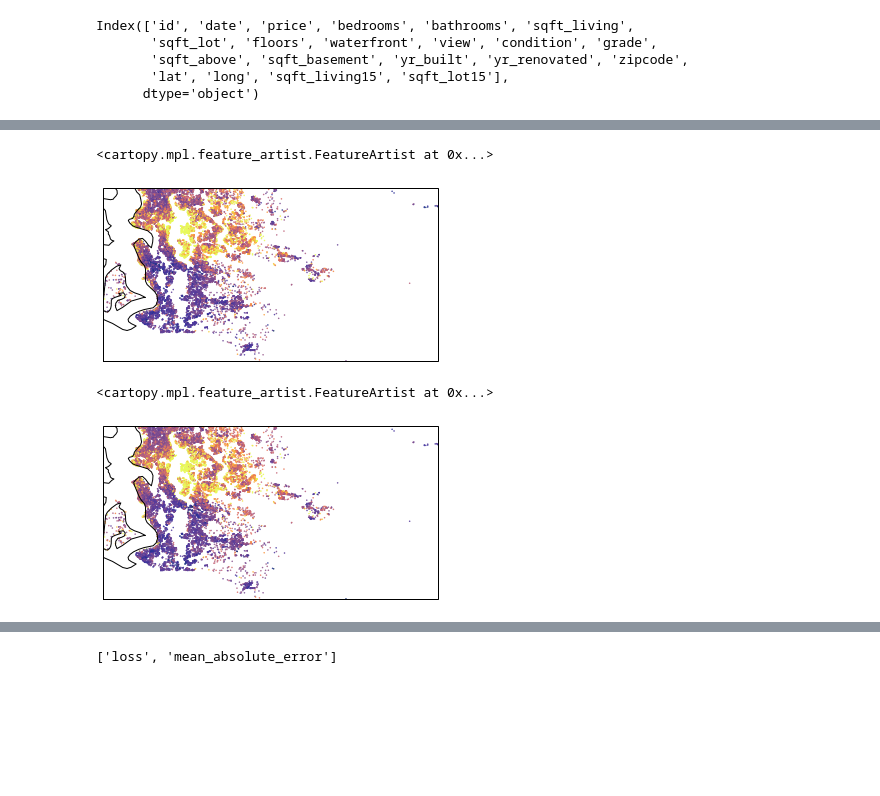
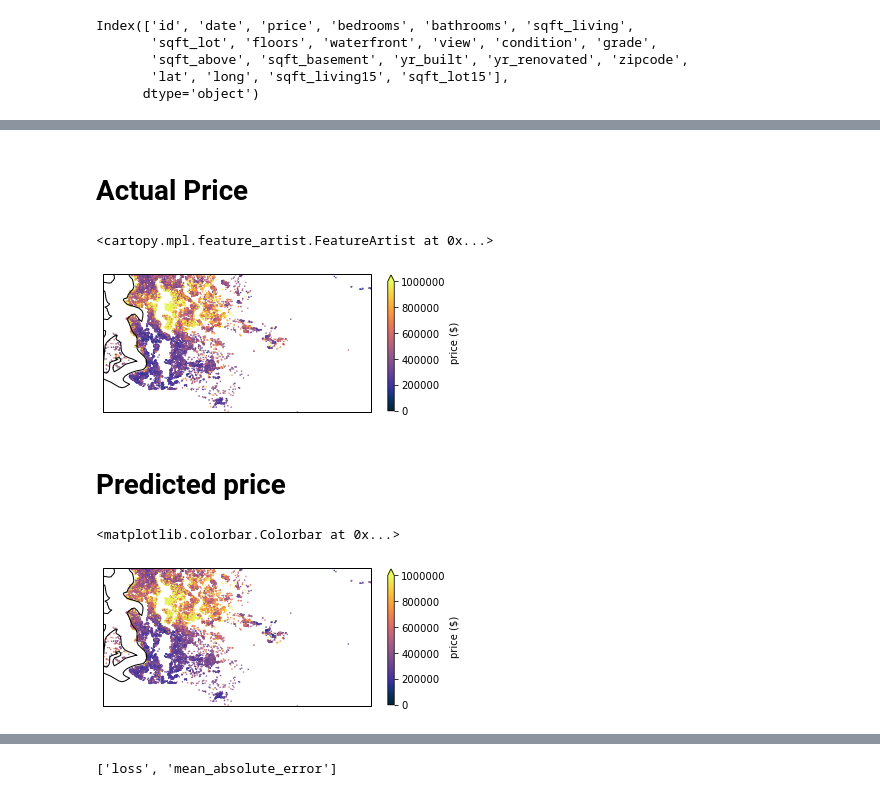
Before and after one commit to sridge/ml-practice, a Jupyter notebook: HousingPrices.ipynb, the cells around one changed output, grey strips where cells are left out. Saved outputs shown, nothing was run; the diff lists cells and outputs as text; code cells hidden in the pictures; blank space fills up the shorter version.

```diff
--- a/HousingPrices.ipynb
+++ b/HousingPrices.ipynb
@@ -236,21 +254,27 @@ ax.coastlines(resolution='10m')
+# %% [markdown]
+# Actual Price
 # %%
 fig = plt.figure()
 ax = fig.add_subplot(1, 1, 1, projection=ccrs.PlateCarree())
 ax.set_extent([df.long.min(), df.long.max(), df.lat.min(), df.lat.max()], crs=ccrs.PlateCarree())
 cax = plt.scatter(df['long'],df['lat'],c=df.price,cmap=cmocean.cm.thermal,vmin=0,vmax=1e6,s=.25)
+plt.colorbar(shrink=0.25,label='price ($)',extend='max')
 ax.coastlines(resolution='10m')
 # %% [output]
 <cartopy.mpl.feature_artist.FeatureArtist at 0x...>
-[figure, old version]
+[figure, new version]
+# %% [markdown]
+# Predicted price
 # %%
 fig = plt.figure()
 ax = fig.add_subplot(1, 1, 1, projection=ccrs.PlateCarree())
 ax.set_extent([df.long.min(), df.long.max(), df.lat.min(), df.lat.max()], crs=ccrs.PlateCarree())
 cax = plt.scatter(df['long'],df['lat'],c=Y_hat.squeeze(),cmap=cmocean.cm.thermal,vmin=0,vmax=1e6,s=.25)
 ax.coastlines(resolution='10m')
+plt.colorbar(shrink=0.25,label='price ($)',extend='max')
 # %% [output]
-<cartopy.mpl.feature_artist.FeatureArtist at 0x...>
+<matplotlib.colorbar.Colorbar at 0x...>
-[figure, old version]
+[figure, new version]
 # %%
 model.evaluate(X_norm,Y)
 # %% [output]
```
Also changed, not shown: parts of 12 cells of this notebook.
